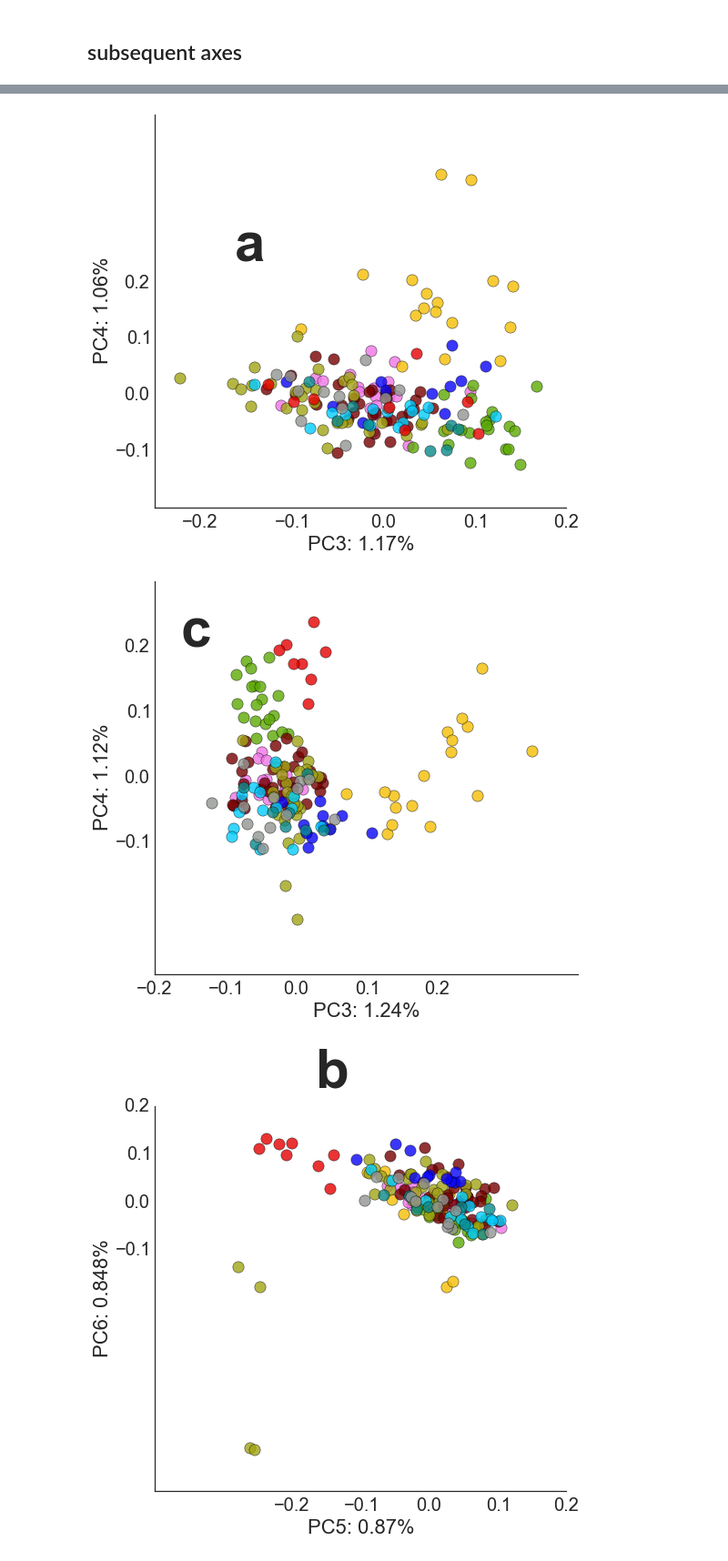
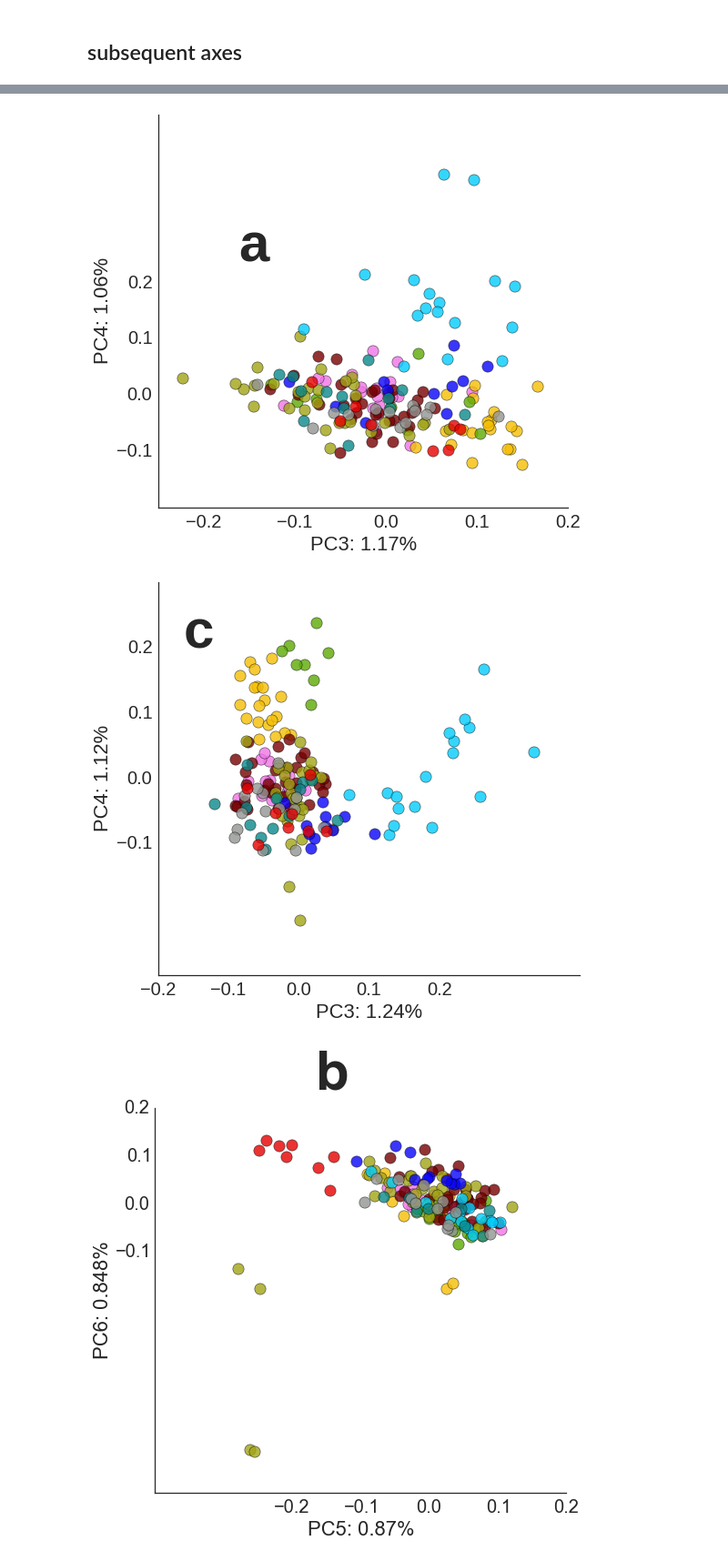
Before and after one commit to rwaples/chum_populations, a Jupyter notebook: plot_EIGENSTRAT.ipynb, the cells around one changed output, grey strips where cells are left out. Shown at 91% size. Drawn from its saved outputs; the diff is of its cells as text; code cells hidden in the pictures.

Commit message:
remake plots for presentation

```diff
--- a/plot_EIGENSTRAT.ipynb
+++ b/plot_EIGENSTRAT.ipynb
@@ -59,7 +59,7 @@ complete_dom_subsample_evals = load_evals(os.path.join('results','batch_4','EIGE
 ### rotate PC1
 # %%
 #complete_dom_subsample_evecs['PC1'] = -complete_dom_subsample_evecs['PC1']
-paralogs_dom_evecs['PC2'] = -paralogs_dom_evecs['PC2']
+#paralogs_dom_evecs['PC2'] = -paralogs_dom_evecs['PC2']
 # %% [markdown]
 ## Fonts
 # %%
@@ -76,7 +76,7 @@ for xx in font_names:
 #### Plot formatting
 # %%
 sns.set(font="Roboto Slab")
-sns.set(font_scale=2)
+sns.set(font_scale=4)
 #sns.set_context("poster")
 sns.set_style("white")
 %matplotlib inline
@@ -100,0 +104,4 @@ pop_colors = ['purply pink',
+# %%
+pop_colors = ['purply pink', 'golden', 'leaf green', 'blood', 'vomit', 'primary blue',
+              'bright sky blue', 'dark cyan', 'grey', 'red']
+sns.palplot(sns.xkcd_palette(pop_colors))
@@ -101,2 +110,8 @@ pop_colors = ['purply pink',
 # %% [markdown]
 ## Plot
+# %%
+POPINFO = pd.read_csv(os.path.join('data', 'POPINFO.latlong.txt.csv'), sep = '\t')
+POPINFO = POPINFO.sort_values('CLUSTER')
+POPINFO['map_order'] = [1,7,2,4,5,6,9,10,8,3]
+POPINFO = POPINFO.sort_values('map_order')
+POPINFO
@@ -144,7 +178,9 @@ plt.show()
 # %% [markdown]
 ## subsequent axes
 # %%
-sns.lmplot(data = complete_dom_evecs, x='PC3', y='PC4', hue = 'POP', palette=sns.xkcd_palette(pop_colors),
+
+to_plot = pd.merge(complete_dom_evecs, POPINFO, left_on ='POP', right_on = 'CLUSTER' ).sort_values('map_order')
+sns.lmplot(data = to_plot, x='PC3', y='PC4', hue = 'map_order', palette=sns.xkcd_palette(pop_colors),
            fit_reg=False, size = 7, aspect = 1.1,
            scatter_kws={"s": 150., 'alpha': .8, 'edgecolor':"black", 'linewidths':.5}, legend = False)
 plt.xlabel('PC3: {0:.3g}%'.format(complete_dom_evals['percent_explained'][2]))
@@ -153,10 +189,11 @@ plt.xticks([-.2, -.1, 0, .1, .2 ])
 plt.yticks([-.1, 0, .1, .2 ])
 plt.text(-.16, .24, s = 'b', family = 'sans-serif', fontsize=60, fontweight = 'bold')
 plt.tight_layout()
-plt.savefig(os.path.join('paper','figures', 'supplemental','PCA_b_3_4.png'), bbox_inches='tight')
+#plt.savefig(os.path.join('paper','figures', 'supplemental','PCA_b_3_4.png'), bbox_inches='tight')
 
+to_plot = pd.merge(paralogs_dom_evecs, POPINFO, left_on ='POP', right_on = 'CLUSTER' ).sort_values('map_order')
 
-sns.lmplot(data = paralogs_dom_evecs, x='PC3', y='PC4', hue = 'POP', palette=sns.xkcd_palette(pop_colors),
+sns.lmplot(data = to_plot, x='PC3', y='PC4', hue = 'map_order', palette=sns.xkcd_palette(pop_colors),
            fit_reg=False, size = 7, aspect = 1.1,
            scatter_kws={"s": 150., 'alpha': .8, 'edgecolor':"black", 'linewidths':.5}, legend = False)
 plt.xlabel('PC3: {0:.3g}%'.format(paralogs_dom_evals['percent_explained'][2]))
@@ -165,11 +202,12 @@ plt.xticks([-.2, -.1, 0, .1, .2 ])
 plt.yticks([-.1, 0, .1, .2 ])
 plt.text(-.16, .24, s = 'a', family = 'sans-serif', fontsize=60, fontweight = 'bold')
 plt.tight_layout()
-plt.savefig(os.path.join('paper','figures', 'supplemental','PCA_a_3_4.png'), bbox_inches='tight')
+#plt.savefig(os.path.join('paper','figures', 'supplemental','PCA_a_3_4.png'), bbox_inches='tight')
 
 
+to_plot = pd.merge(complete_dom_subsample_evecs, POPINFO, left_on ='POP', right_on = 'CLUSTER' ).sort_values('map_order')
 
-sns.lmplot(data = complete_dom_subsample_evecs, x='PC3', y='PC4', hue = 'POP', palette=sns.xkcd_palette(pop_colors),
+sns.lmplot(data = to_plot, x='PC3', y='PC4', hue = 'map_order', palette=sns.xkcd_palette(pop_colors),
            fit_reg=False, size = 7, aspect = 1.1,
            scatter_kws={"s": 150., 'alpha': .8, 'edgecolor':"black", 'linewidths':.5}, legend = False)
 plt.xlabel('PC3: {0:.3g}%'.format(complete_dom_subsample_evals['percent_explained'][2]))
@@ -178,7 +216,7 @@ plt.xticks([-.2, -.1, 0, .1, .2 ])
 plt.yticks([-.1, 0, .1, .2 ])
 plt.text(-.16, .20, s = 'c', family = 'sans-serif', fontsize=60, fontweight = 'bold')
 plt.tight_layout()
-plt.savefig(os.path.join('paper','figures', 'supplemental','PCA_c_3_4.png'), bbox_inches='tight')
+#plt.savefig(os.path.join('paper','figures', 'supplemental','PCA_c_3_4.png'), bbox_inches='tight')
 
 plt.show()
 # %% [output]
@@ -186,5 +224,5 @@ plt.show()
-[figure, old version]
+[figure, new version]
-[figure, old version]
+[figure, new version]
 # %%
 sns.lmplot(data = complete_dom_evecs, x='PC5', y='PC6', hue = 'POP', palette=sns.xkcd_palette(pop_colors),
            fit_reg=False, size = 7, aspect = 1.1,
```
Also changed, not shown: parts of 5 cells of this notebook, 7 other files.
